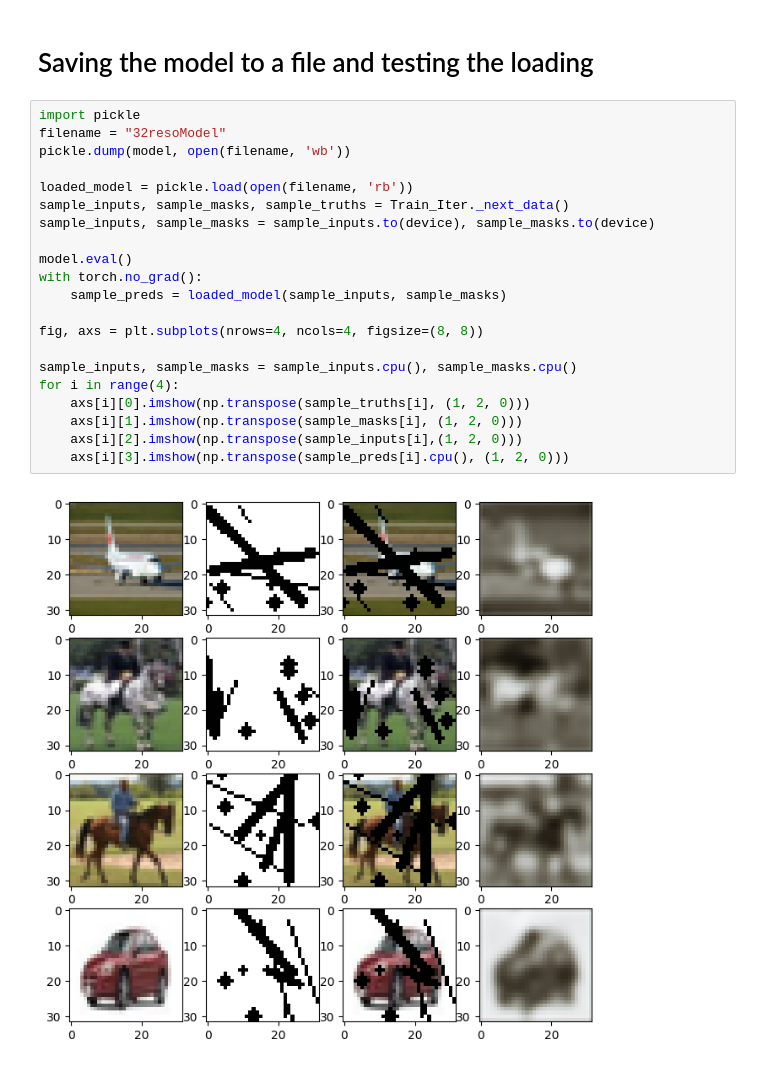
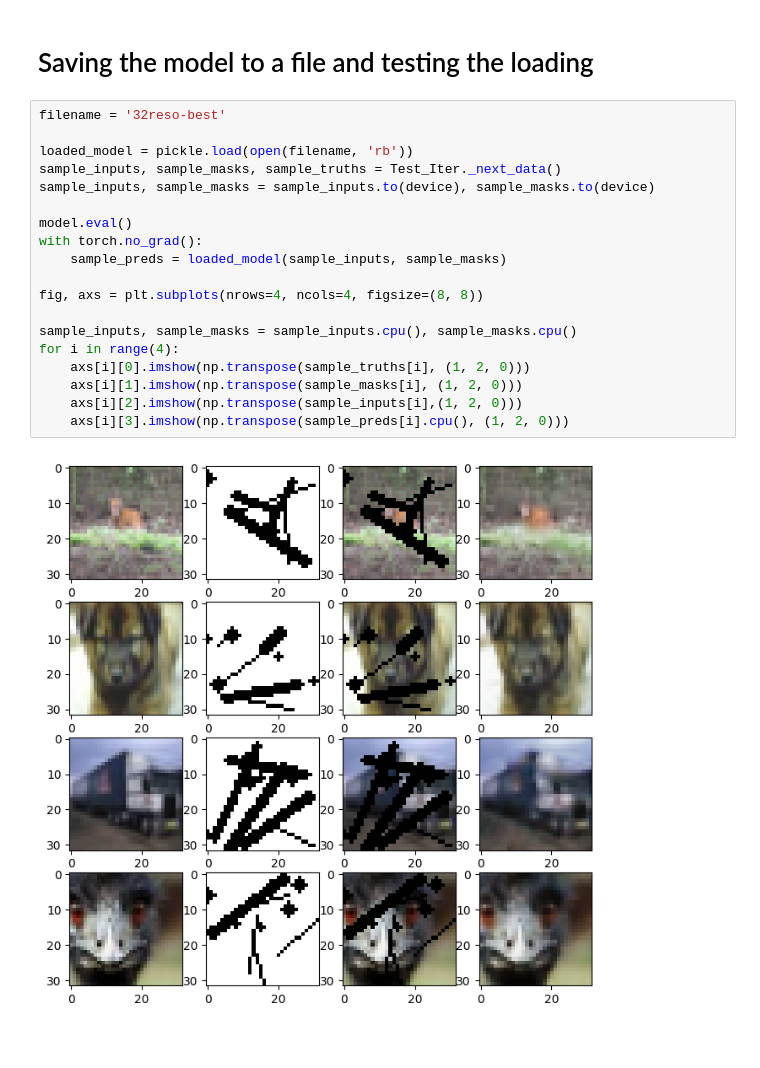
Before and after one commit to ManjotSingh08x/ImageForge, a Jupyter notebook: cifar_10_model.ipynb, the cells around one changed output. Cells and saved outputs as stored; diff of their text form.

Commit message:
started working on the larged model

```diff
--- a/cifar_10_model.ipynb
+++ b/cifar_10_model.ipynb
@@ -332,25 +336,23 @@ NameError: name 'best_model' is not defined
 # %% [markdown]
 # Saving the model to a file and testing the loading
 # %%
-import pickle
-filename = "32resoModel"
-pickle.dump(model, open(filename, 'wb'))
+filename = '32reso-best'
 
 loaded_model = pickle.load(open(filename, 'rb'))
-sample_inputs, sample_masks, sample_truths = Train_Iter._next_data()
+sample_inputs, sample_masks, sample_truths = Test_Iter._next_data()
 sample_inputs, sample_masks = sample_inputs.to(device), sample_masks.to(device)
 
 model.eval()
 with torch.no_grad():
     sample_preds = loaded_model(sample_inputs, sample_masks)
 
 fig, axs = plt.subplots(nrows=4, ncols=4, figsize=(8, 8))
 
 sample_inputs, sample_masks = sample_inputs.cpu(), sample_masks.cpu()
 for i in range(4):
     axs[i][0].imshow(np.transpose(sample_truths[i], (1, 2, 0)))
     axs[i][1].imshow(np.transpose(sample_masks[i], (1, 2, 0)))
     axs[i][2].imshow(np.transpose(sample_inputs[i],(1, 2, 0)))
     axs[i][3].imshow(np.transpose(sample_preds[i].cpu(), (1, 2, 0)))
 # %% [output]
-[figure, old version]
+[figure, new version]
```
Also changed, not shown: parts of 4 cells of this notebook, 5 other files.
